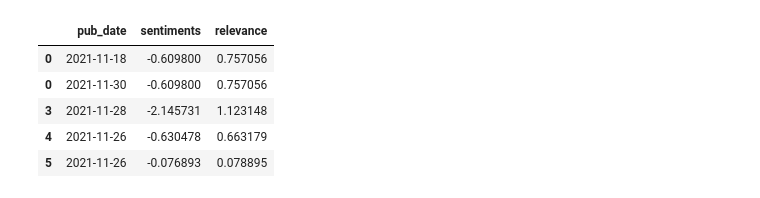
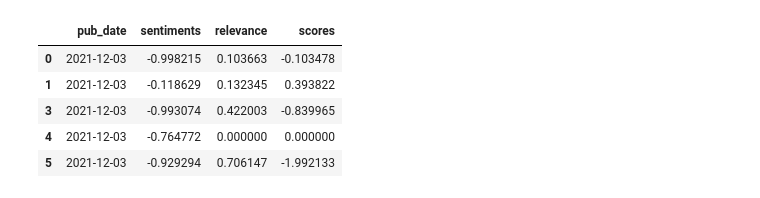
Before and after one commit to adp12/CourseProject, a Jupyter notebook: corpus_updated.ipynb, the cells around one changed output. Saved outputs shown, nothing was run; the diff lists cells and outputs as text; code cells hidden in the pictures.

```diff
--- a/corpus_updated.ipynb
+++ b/corpus_updated.ipynb
@@ -600,6 +663,10 @@ adj_rel_scores={}
 for x in relevant_scores.keys():
     rel_scores[x]=np.mean(relevant_scores[x])
     adj_rel_scores[x]=np.mean(adjusted_rel[x])
+# %%
+sents={}
+for x in sentiments:
+    sents[x]=np.mean(sentiments[x])
 # %%
 rw_scores=[]
 lrw_scores=[]
@@ -643,7 +704,8 @@ df.head()
 # %%
 #need weight adjusted score per source
 newdf = df
-newdf['sentiments'] = pd.Series(scores)
+newdf['scores'] = pd.Series(scores)
+newdf['sentiments'] = pd.Series(sents)
 newdf['relevance'] = pd.Series(rel_scores)
 # %%
 newdf
@@ -694,10 +755,10 @@ newdf.head()
 # %%
-plotdf = newdf[['pub_date','sentiments','relevance']]
+plotdf = newdf[['pub_date','sentiments','relevance','scores']]
 plotdf.head()
 # %% [output]
-|  | pub_date | sentiments | relevance |
-| 0 | 2021-11-18 | -0.609800 | 0.757056 |
-| 0 | 2021-11-30 | -0.609800 | 0.757056 |
-| 3 | 2021-11-28 | -2.145731 | 1.123148 |
-| 4 | 2021-11-26 | -0.630478 | 0.663179 |
-| 5 | 2021-11-26 | -0.076893 | 0.078895 |
+|  | pub_date | sentiments | relevance | scores |
+| 0 | 2021-12-03 | -0.998215 | 0.103663 | -0.103478 |
+| 1 | 2021-12-03 | -0.118629 | 0.132345 | 0.393822 |
+| 3 | 2021-12-03 | -0.993074 | 0.422003 | -0.839965 |
+| 4 | 2021-12-03 | -0.764772 | 0.000000 | 0.000000 |
+| 5 | 2021-12-03 | -0.929294 | 0.706147 | -1.992133 |
```
Also changed, not shown: parts of 39 cells of this notebook.
